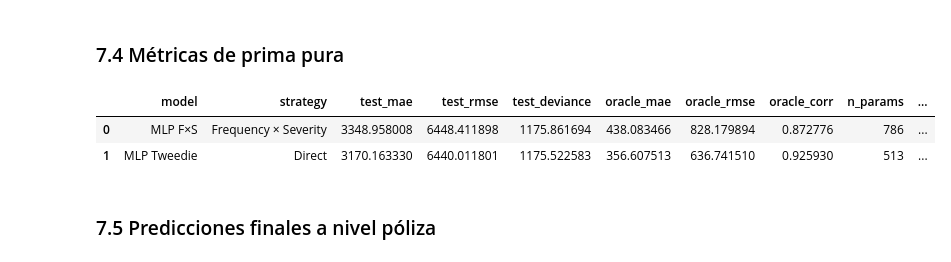
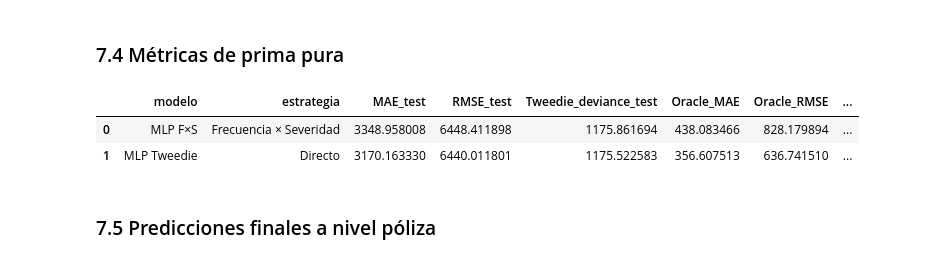
Before and after one commit to ActuarioDereckFuzz/Modelos_estadisticosvsMLvsDeep-Learning, a Jupyter notebook: notebooks/05_deep_learning.ipynb, the cells around one changed output. Cells and saved outputs as stored; diff of their text form; code cells hidden in the pictures.

Commit message:
Actualizar: Homogenizar nombres de columnas en modelos de DL para notebook final.

```diff
--- a/notebooks/05_deep_learning.ipynb
+++ b/notebooks/05_deep_learning.ipynb
@@ -6737,20 +6786,36 @@ dl_severity_metrics.to_csv(
 # %%
 dl_pure_premium_metrics = pd.DataFrame([
     {
-        "model": "MLP F×S",
-        "strategy": "Frequency × Severity",
+        "modelo": "MLP F×S",
+        "estrategia": "Frecuencia × Severidad",
 
-        # Métricas observables
-        "test_mae": mlp_fs_metrics["MAE"],
-        "test_rmse": mlp_fs_metrics["RMSE"],
-        "test_deviance": mlp_fs_tweedie_deviance,
+        "MAE_test": (
+            mlp_fs_metrics["MAE"]
+        ),
 
-        # Oracle
-        "oracle_mae": mlp_fs_oracle_metrics["MAE"],
-        "oracle_rmse": mlp_fs_oracle_metrics["RMSE"],
-        "oracle_corr": mlp_fs_oracle_corr,
+        "RMSE_test": (
+            mlp_fs_metrics["RMSE"]
+        ),
 
-        # Complejidad conjunta
+        "Tweedie_deviance_test": (
+            mlp_fs_tweedie_deviance
+        ),
+
+        "Oracle_MAE": (
+            mlp_fs_oracle_metrics["MAE"]
+        ),
+
+        "Oracle_RMSE": (
+            mlp_fs_oracle_metrics["RMSE"]
+        ),
+
+        "Oracle_correlation": (
+            mlp_fs_oracle_corr
+        ),
+
+        # Información exclusiva de DL
+        "metodo_seleccion": "Bayesian HPO",
+
         "n_params": (
             freq_final_n_params
             + sev_final_n_params
@@ -6765,52 +6830,73 @@ dl_pure_premium_metrics = pd.DataFrame([
             + " -> ".join(
                 map(str, best_architecture_sev)
             )
         ),
 
-        # Tiempo conjunto
         "train_time_seconds": (
             freq_final_train_time
             + sev_final_train_time
         ),
 
         "tuning_time_seconds": (
             freq_bayesian_search_time
             + sev_bayesian_search_time
         )
     },
 
     {
-        "model": "MLP Tweedie",
-        "strategy": "Direct",
+        "modelo": "MLP Tweedie",
+        "estrategia": "Directo",
 
-        # Métricas observables
-        "test_mae": pp_final_test_metrics["MAE"],
-        "test_rmse": pp_final_test_metrics["RMSE"],
-        "test_deviance": pp_final_test_deviance,
+        "MAE_test": (
+            pp_final_test_metrics["MAE"]
+        ),
 
-        # Oracle
-        "oracle_mae": pp_final_oracle_metrics["MAE"],
-        "oracle_rmse": pp_final_oracle_metrics["RMSE"],
-        "oracle_corr": pp_final_oracle_corr,
+        "RMSE_test": (
+            pp_final_test_metrics["RMSE"]
+        ),
 
-        # Complejidad
-        "n_params": pp_final_n_params,
+        "Tweedie_deviance_test": (
+            pp_final_test_deviance
+        ),
+
+        "Oracle_MAE": (
+            pp_final_oracle_metrics["MAE"]
+        ),
+
+        "Oracle_RMSE": (
+            pp_final_oracle_metrics["RMSE"]
+        ),
+
+        "Oracle_correlation": (
+            pp_final_oracle_corr
+        ),
+
+        # Información exclusiva de DL
+        "metodo_seleccion": "Bayesian HPO",
+
+        "n_params": (
+            pp_final_n_params
+        ),
 
         "architecture": " -> ".join(
             map(str, best_architecture_pp)
         ),
 
-        # Entrenamiento
-        "train_time_seconds": pp_final_train_time,
-        "tuning_time_seconds": pp_bayesian_search_time
+        "train_time_seconds": (
+            pp_final_train_time
+        ),
+
+        "tuning_time_seconds": (
+            pp_bayesian_search_time
+        )
     }
 ])
 
 dl_pure_premium_metrics
 # %% [output]
-|  | model | strategy | test_mae | test_rmse | test_deviance | oracle_mae | oracle_rmse | oracle_corr | n_params | ... |
-| 0 | MLP F×S | Frequency × Severity | 3348.958008 | 6448.411898 | 1175.861694 | 438.083466 | 828.179894 | 0.872776 | 786 | ... |
-| 1 | MLP Tweedie | Direct | 3170.163330 | 6440.011801 | 1175.522583 | 356.607513 | 636.741510 | 0.925930 | 513 | ... |
+|  | modelo | estrategia | MAE_test | RMSE_test | Tweedie_deviance_test | Oracle_MAE | Oracle_RMSE | ... |
+| 0 | MLP F×S | Frecuencia × Severidad | 3348.958008 | 6448.411898 | 1175.861694 | 438.083466 | 828.179894 | ... |
+| 1 | MLP Tweedie | Directo | 3170.163330 | 6440.011801 | 1175.522583 | 356.607513 | 636.741510 | ... |
 # %%
 assert len(dl_pure_premium_metrics) == 2
 assert dl_pure_premium_metrics.notna().all().all()
```
Also changed, not shown: parts of 2 cells of this notebook, 3 other files.
